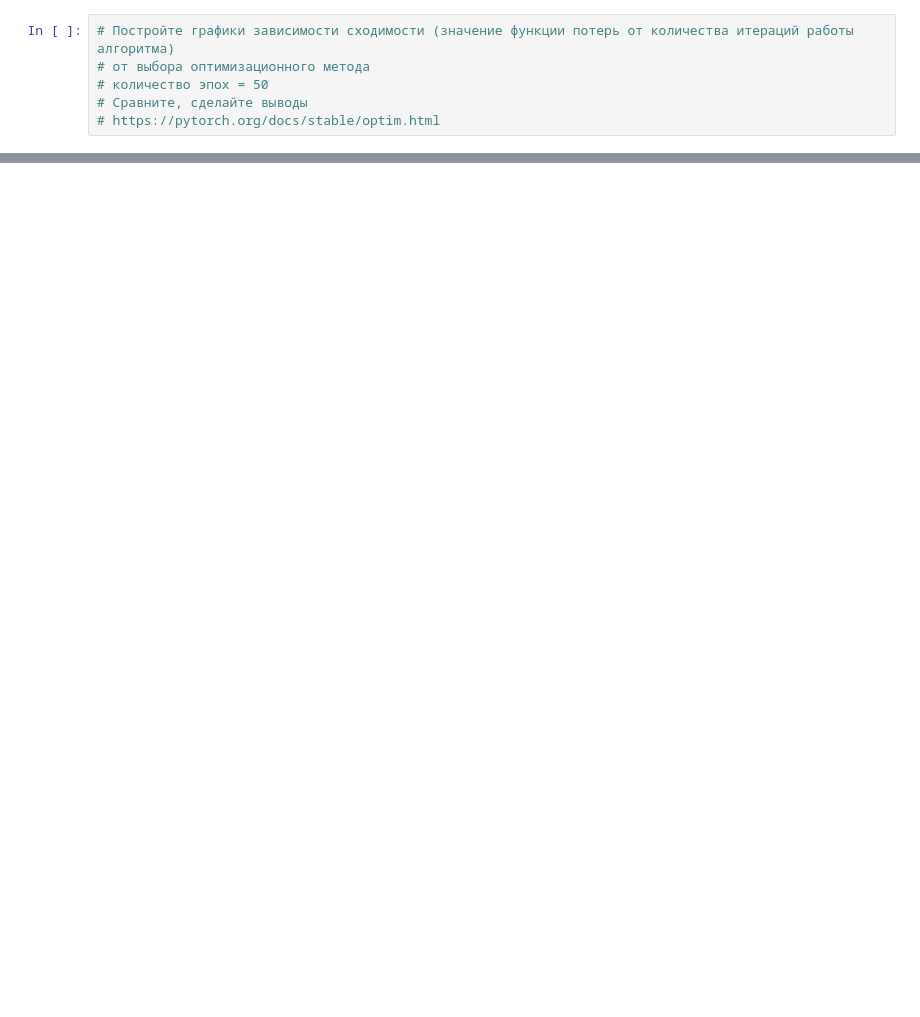
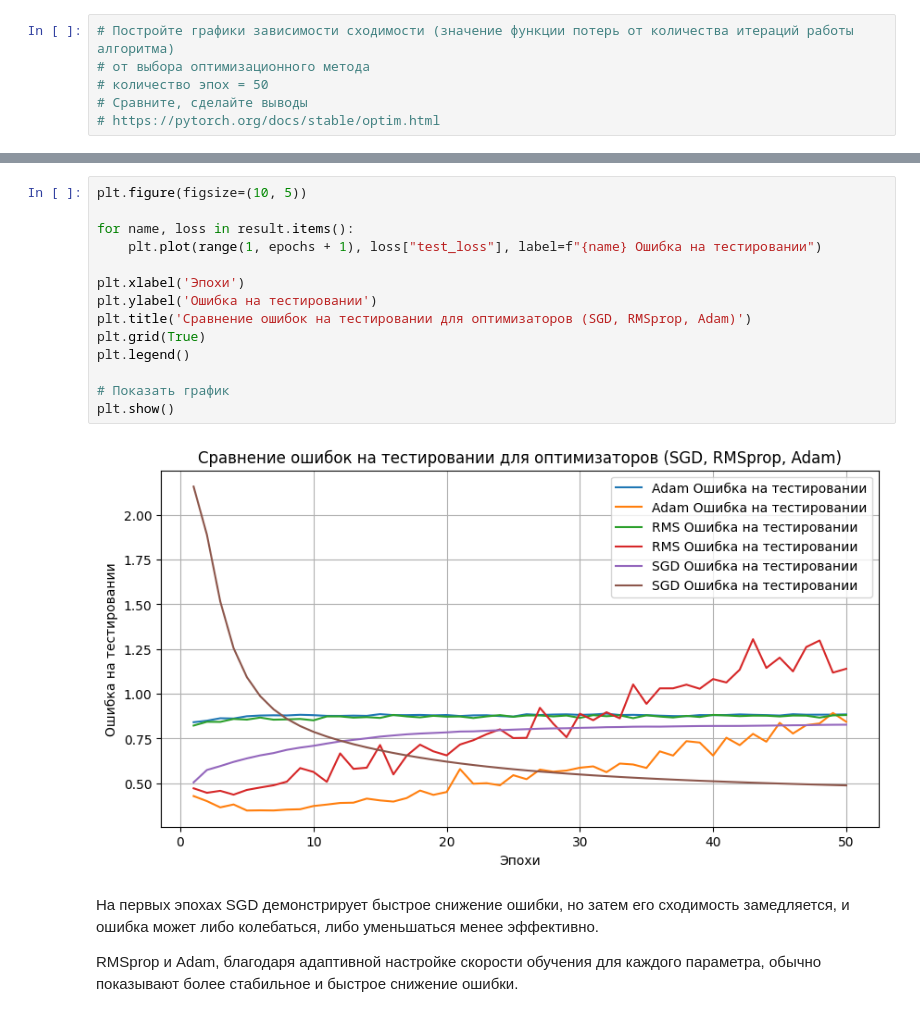
Before and after one commit to kroticw/ml-homework, a Jupyter notebook: HT4/AIM_pracitce_4_optim (1).ipynb, the cells around one changed output, grey strips where cells are left out. Drawn from its saved outputs; the diff is of its cells as text; blank space fills up the shorter version.

```diff
--- a/HT4/AIM_pracitce_4_optim (1).ipynb
+++ b/HT4/AIM_pracitce_4_optim (1).ipynb
@@ -187,0 +217,20 @@ test_loss_rms
+# %%
+plt.figure(figsize=(10, 5))
+
+for name, loss in result.items():
+    plt.plot(range(1, epochs + 1), loss["test_loss"], label=f"{name} Ошибка на тестировании")
+
+plt.xlabel('Эпохи')
+plt.ylabel('Ошибка на тестировании')
+plt.title('Сравнение ошибок на тестировании для оптимизаторов (SGD, RMSprop, Adam)')
+plt.grid(True)
+plt.legend()
+
+# Показать график
+plt.show()
+# %% [output]
+[figure, added]
+# %% [markdown]
+На первых эпохах SGD демонстрирует быстрое снижение ошибки, но затем его сходимость замедляется, и ошибка может либо колебаться, либо уменьшаться менее эффективно.
+
+RMSprop и Adam, благодаря адаптивной настройке скорости обучения для каждого параметра, обычно показывают более стабильное и быстрое снижение ошибки.
```
Also changed, not shown: parts of 19 cells of this notebook, 4 other files.
